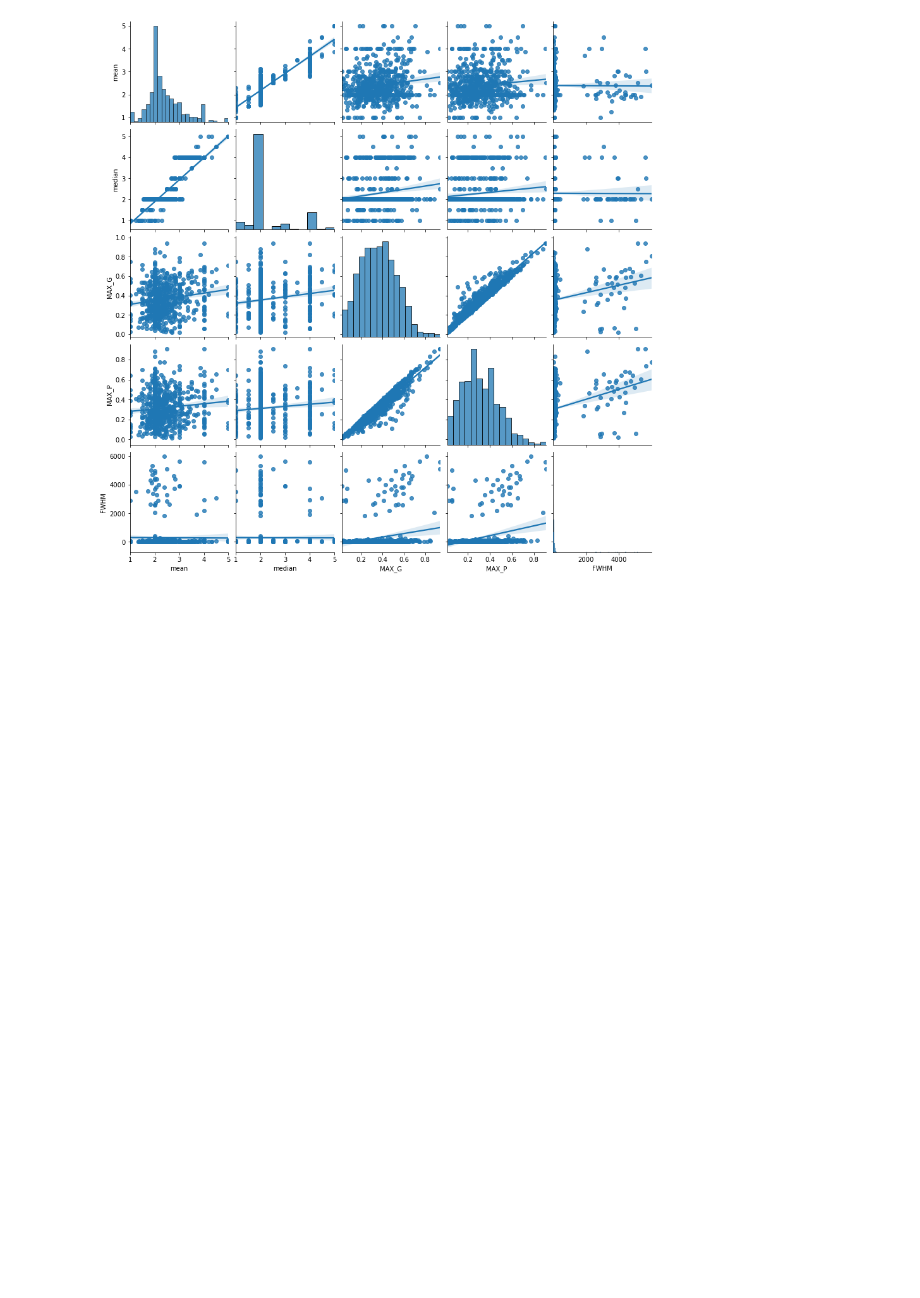
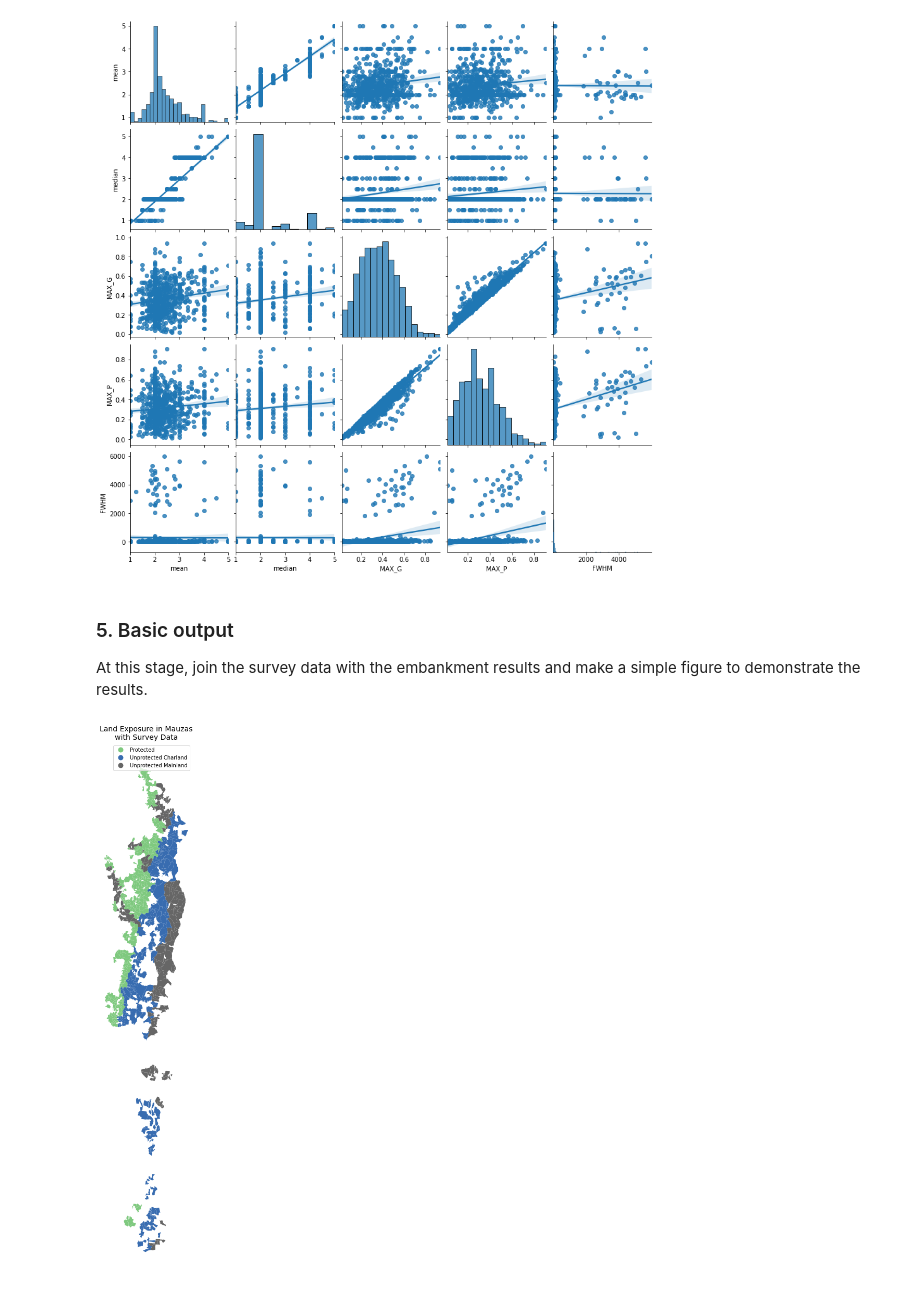
Before and after one commit to OCHA-DAP/pa-anticipatory-action, a Jupyter notebook: analyses/bangladesh/notebooks/cdp_survey_flood_depth_embankment.ipynb, the cells around one changed output. Saved outputs shown, nothing was run; the diff lists cells and outputs as text; code cells hidden in the pictures; blank space fills up the shorter version.

```diff
--- a/analyses/bangladesh/notebooks/cdp_survey_flood_depth_embankment.ipynb
+++ b/analyses/bangladesh/notebooks/cdp_survey_flood_depth_embankment.ipynb
@@ -130,3 +137,7 @@ df_plot = df_all[['mean', 'median', 'MAX_G', 'MAX_P', 'FWHM']]
 g = sns.pairplot(df_plot, kind='reg')
 # %% [output]
 [figure]
+# %% [markdown]
+### 5. Basic output
+
+At this stage, join the survey data with the embankment results and make a simple figure to demonstrate the results.
@@ -132,0 +147,11 @@ g = sns.pairplot(df_plot, kind='reg')
+# %%
+fig, ax = plt.subplots(1, figsize=(10,15))
+df_all.plot(column='Exposure', categorical=True, cmap='Accent', linewidth=.4,
+         legend=True
+            , ax=ax)
+ax.axis('off')
+ax.set_title('Land Exposure in Mauzas\nwith Survey Data',fontsize=14)
+plt.tight_layout()
+plt.savefig('results/Exposure.png')
+# %% [output]
+[figure, added]
```
Also changed, not shown: parts of 4 cells of this notebook, 4 other files.
